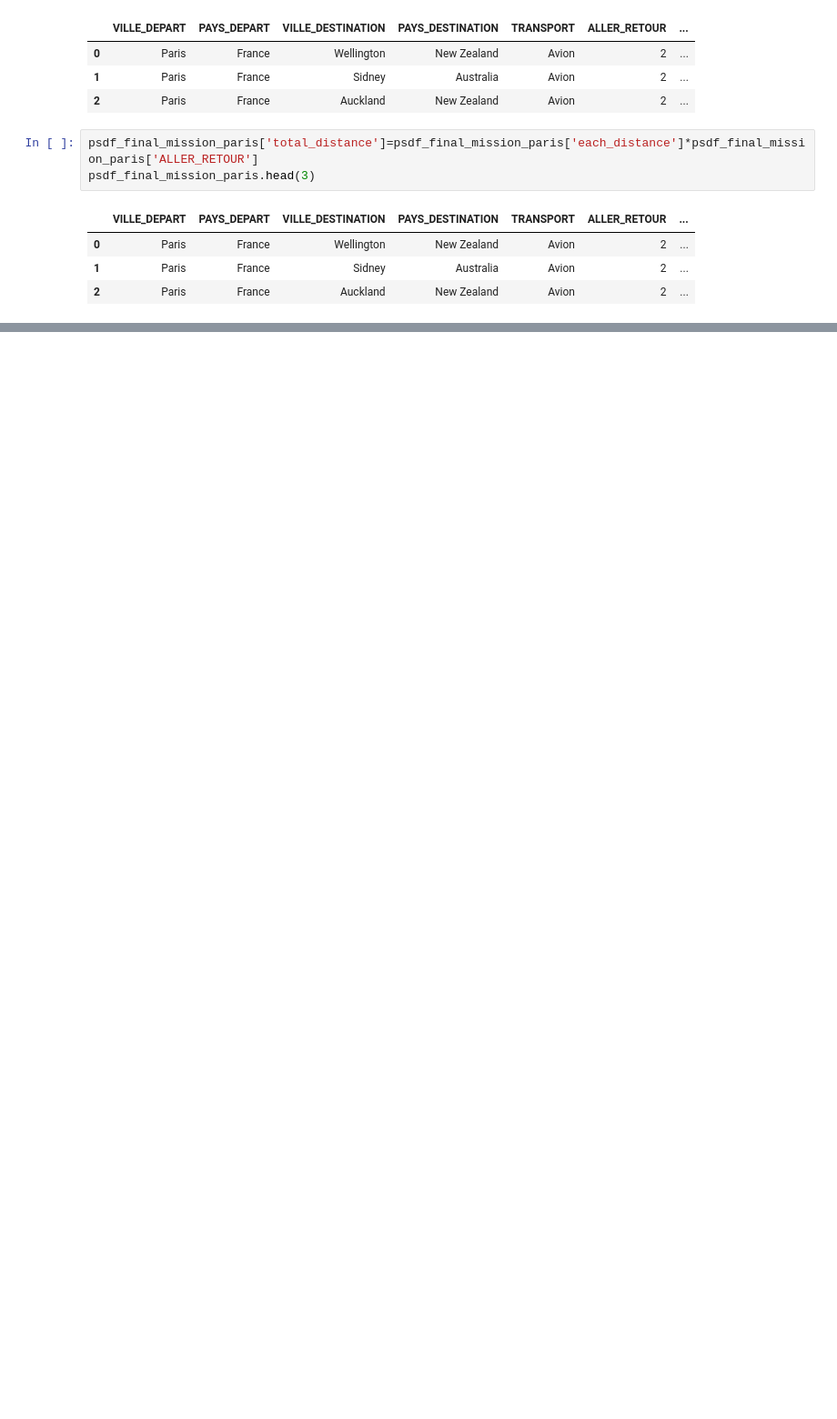
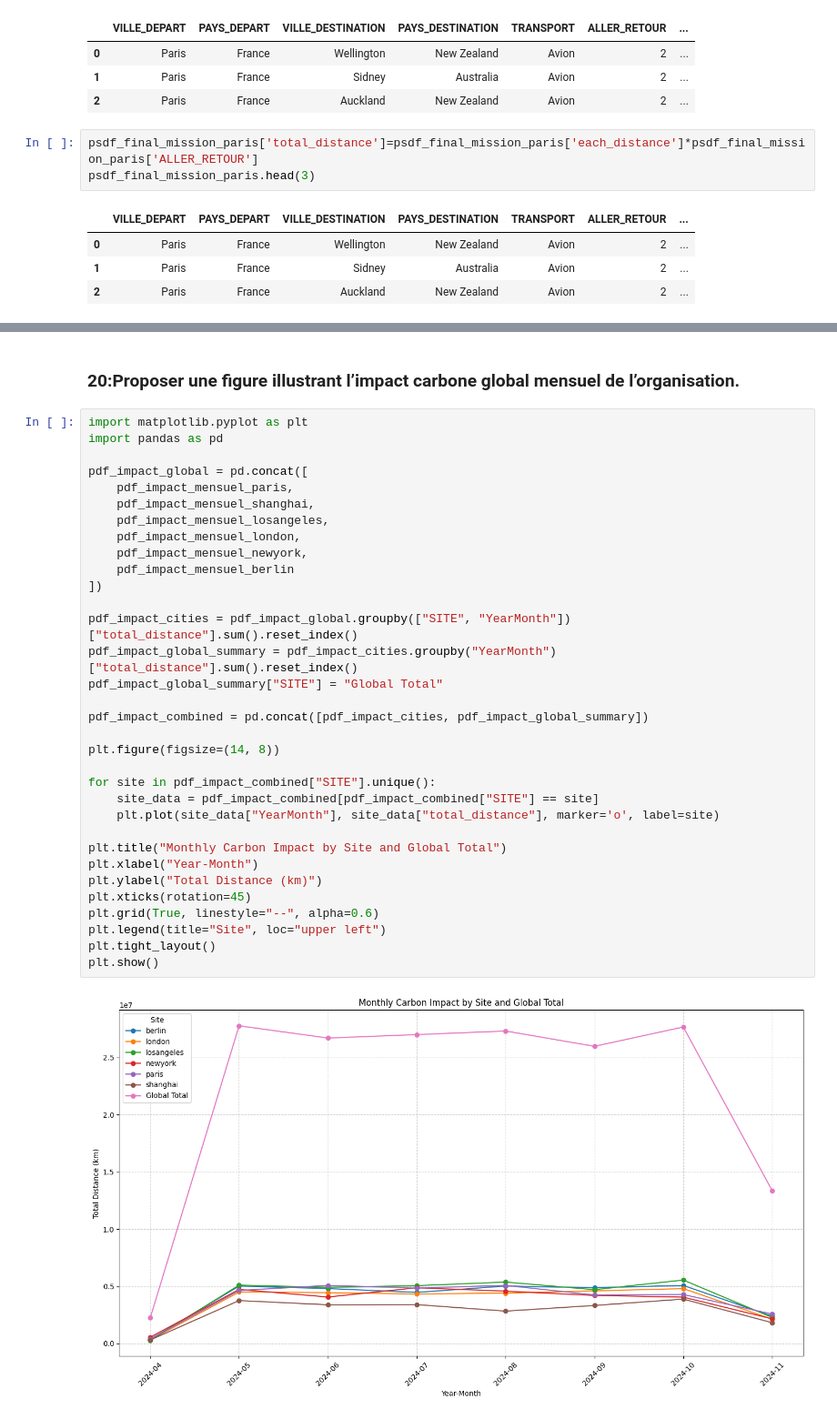
Before and after one commit to lvga1228/NF26_DATAWAREHOUSE, a Jupyter notebook: BDD_BGES/zang_analysis_data.ipynb, the cells around one changed output, grey strips where cells are left out. Shown at 91% size. Drawn from its saved outputs; the diff is of its cells as text; blank space fills up the shorter version.

```diff
--- a/BDD_BGES/zang_analysis_data.ipynb
+++ b/BDD_BGES/zang_analysis_data.ipynb
@@ -2055,0 +3694,37 @@ print(f"\n🚀 从2024年5月至10月，PC portable 的总碳排放量为 {total
+# %% [markdown]
+### 20:Proposer une figure illustrant l’impact carbone global mensuel de l’organisation.
+# %%
+import matplotlib.pyplot as plt
+import pandas as pd
+
+pdf_impact_global = pd.concat([
+    pdf_impact_mensuel_paris,
+    pdf_impact_mensuel_shanghai,
+    pdf_impact_mensuel_losangeles,
+    pdf_impact_mensuel_london,
+    pdf_impact_mensuel_newyork,
+    pdf_impact_mensuel_berlin
+])
+
+pdf_impact_cities = pdf_impact_global.groupby(["SITE", "YearMonth"])["total_distance"].sum().reset_index()
+pdf_impact_global_summary = pdf_impact_cities.groupby("YearMonth")["total_distance"].sum().reset_index()
+pdf_impact_global_summary["SITE"] = "Global Total"
+
+pdf_impact_combined = pd.concat([pdf_impact_cities, pdf_impact_global_summary])
+
+plt.figure(figsize=(14, 8))
+
+for site in pdf_impact_combined["SITE"].unique():
+    site_data = pdf_impact_combined[pdf_impact_combined["SITE"] == site]
+    plt.plot(site_data["YearMonth"], site_data["total_distance"], marker='o', label=site)
+
+plt.title("Monthly Carbon Impact by Site and Global Total")
+plt.xlabel("Year-Month")
+plt.ylabel("Total Distance (km)")
+plt.xticks(rotation=45)
+plt.grid(True, linestyle="--", alpha=0.6)
+plt.legend(title="Site", loc="upper left")
+plt.tight_layout()
+plt.show()
+# %% [output]
+[figure, added]
```
Also changed, not shown: parts of 178 cells of this notebook.
